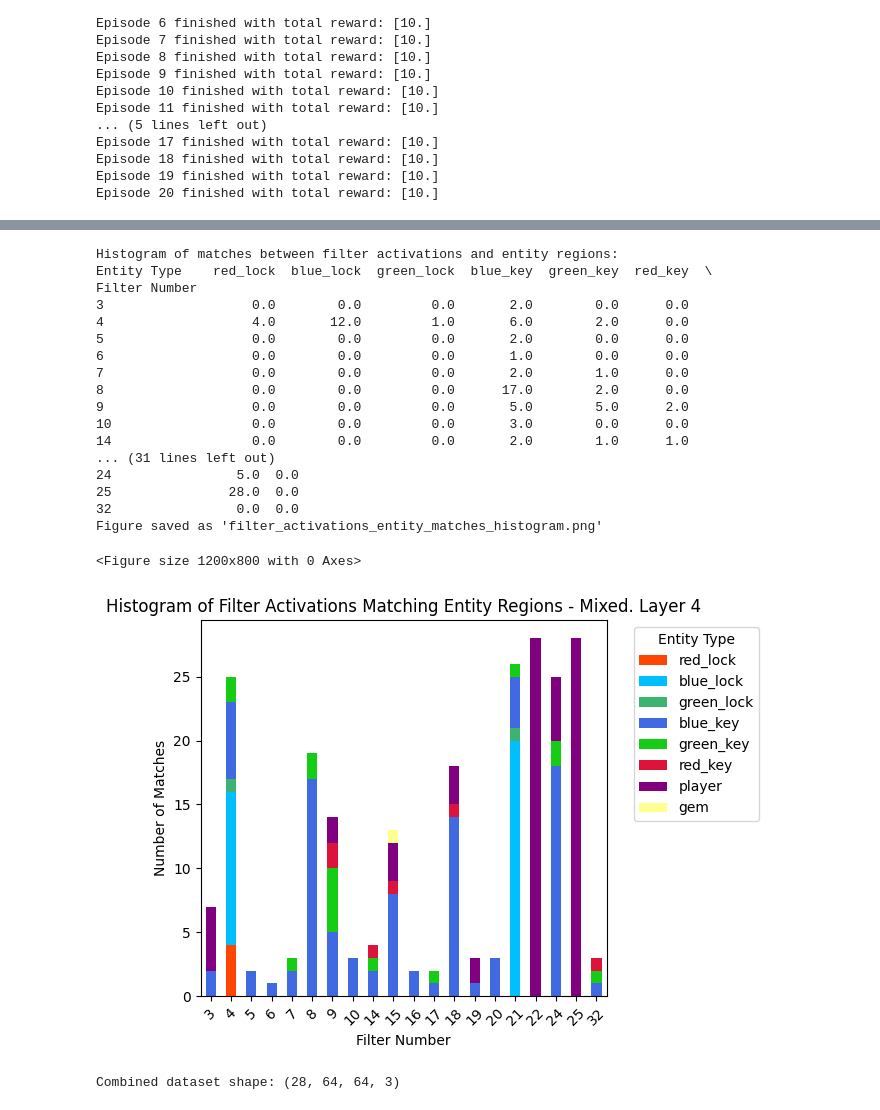
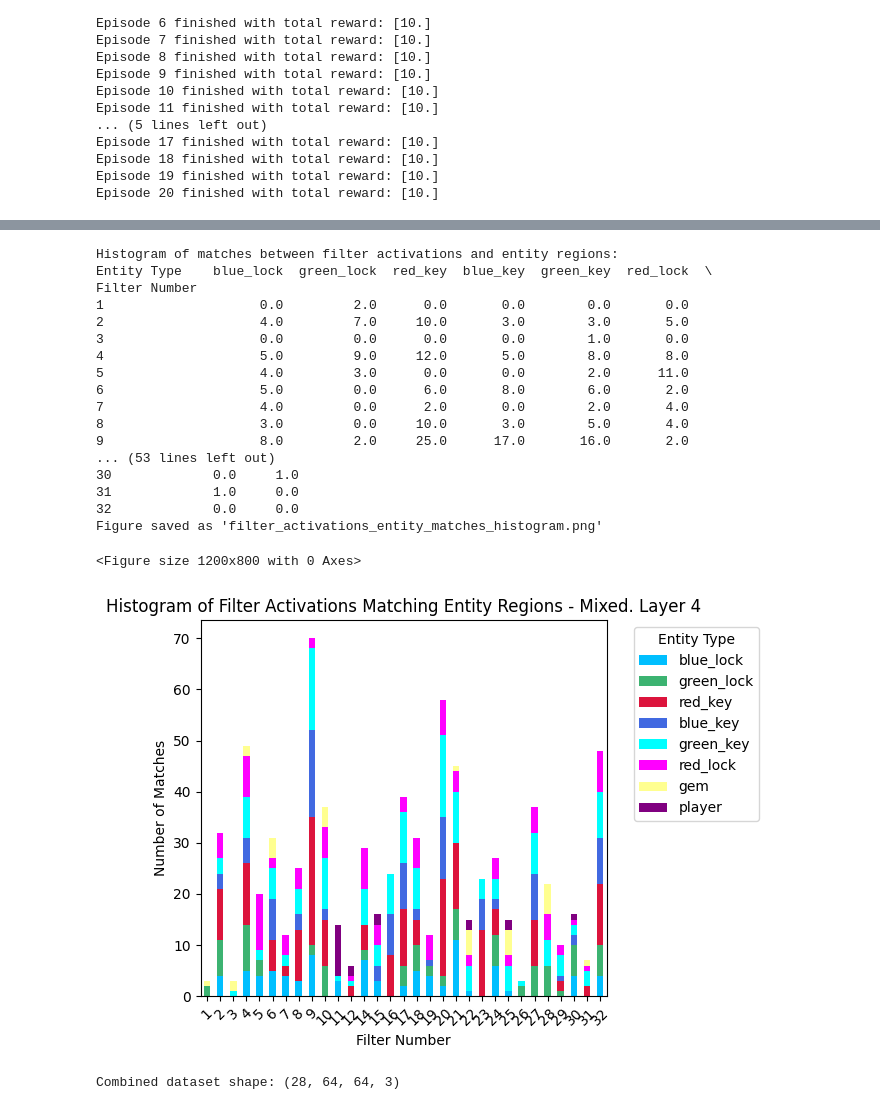
Before and after one commit to BenSturgeon/ai-safety-camp-2024-model-agents, a Jupyter notebook: notebooks/heist_model_activation_insights.ipynb, the cells around one changed output, grey strips where cells are left out. Cells and saved outputs as stored; diff of their text form; code cells hidden in the pictures.

Commit message:
generated figures for matching filter regions

```diff
--- a/notebooks/heist_model_activation_insights.ipynb
+++ b/notebooks/heist_model_activation_insights.ipynb
@@ -205,5 +205,0 @@ Color: blue
-# %%
-entities = state.state_vals["ents"]
-for entity in entities:
-    if entity["image_type"].val == 2:
-        print(entity)
@@ -296,7 +288,7 @@ output1, normal_activations = model_activations.run_with_cache(helpers.observati
 
 
 # Example usage:
-filter_results = analyze_all_filters(normal_activations, 4)
+filter_results = analyze_all_filters(normal_activations, 8)
 entity_regions, _ = get_entity_regions(state)
 
 matches = match_activations_with_entities(filter_results, entity_regions)
@@ -313,8 +307,9 @@ Filter 14 green_key
 import pandas as pd
 from collections import defaultdict
 
-num_iterations = 1000
+num_iterations = 100
 match_histogram = defaultdict(lambda: defaultdict(int))
+layer_number = 4
 
 for _ in range(num_iterations):
     venv = heist.create_venv(1, random.randint(0, 10000), 0)
@@ -323,7 +318,7 @@ for _ in range(num_iterations):
     model_activations = helpers.ModelActivations(model)
     output1, normal_activations = model_activations.run_with_cache(helpers.observation_to_rgb(observation), layers.values())
 
-    filter_results = analyze_all_filters(normal_activations,4)
+    filter_results = analyze_all_filters(normal_activations,layer_number)
     entity_regions, _ = get_entity_regions(state)
 
     matches = match_activations_with_entities(filter_results, entity_regions)
@@ -346,11 +361,11 @@ def plot_filter_activation_matches(match_histogram, layer_number):
         'gem': '#ffff90',     # green
         'wall': '#8c564b',    # brown
         'blue_key': '#4169e1',    # royal blue
-        'green_key': '#15cd15',   # lime green
+        'green_key': '#00ffff',   # lime green
         'red_key': '#dc143c',     # crimson
         'blue_lock': '#00bfff',   # deep sky blue
         'green_lock': '#3cb371',  # medium sea green
-        'red_lock': '#ff4500'     # orange red
+        'red_lock': '#ff00ff'     # orange red
     }
     #TODO: Finish adding entities of different colours
     # Fix the bug in classified datasets
@@ -374,6 +389,6 @@ def plot_filter_activation_matches(match_histogram, layer_number):
     plt.close()
 
 # Call the function with match_histogram
-plot_filter_activation_matches(match_histogram, 1)
+plot_filter_activation_matches(match_histogram, layer_number)
 # %% [output]
 Histogram of matches between filter activations and entity regions:
@@ -406,51 +421,51 @@ num_iterations = 1000
 match_histogram = defaultdict(lambda: defaultdict(int))
 
 model = helpers.load_interpretable_model(model_path="../model_interpretable.pt")
-classified_dataset = heist.create_classified_dataset(num_samples_per_category=4, num_levels=0)
+classified_dataset = heist.create_classified_dataset(num_samples_per_category=20, num_levels=0)
 # Combine examples from all categories into one big list
 combined_dataset = []
 
 for category, examples in classified_dataset.items():
     combined_dataset.extend(examples)
 
 layer_number = 4
 for sample in combined_dataset:
-    venv = heist.create_venv(1, random.randint(0, 10000), 1)
-    observation = venv.reset()
+    # venv = heist.create_venv(1, random.randint(0, 10000), 1)
+    observation = sample
 
     model_activations = helpers.ModelActivations(model)
     output1, normal_activations = model_activations.run_with_cache(helpers.observation_to_rgb(observation), layers.values())
 
     filter_results = analyze_all_filters(normal_activations, layer_number)
     state = heist.state_from_venv(venv, 0)
     entity_regions, _ = get_entity_regions(state)
 
     matches = match_activations_with_entities(filter_results, entity_regions)
 
     for match in matches:
         match_histogram[match['filter_number']][match['entity_type']] += 1
 
 plot_filter_activation_matches(match_histogram, layer_number)
 # %% [output]
 Histogram of matches between filter activations and entity regions:
-Entity Type    red_lock  blue_lock  green_lock  blue_key  green_key  red_key  \
+Entity Type    blue_lock  green_lock  red_key  blue_key  green_key  red_lock  \
 Filter Number
-3                   0.0        0.0         0.0       2.0        0.0      0.0
-4                   4.0       12.0         1.0       6.0        2.0      0.0
-5                   0.0        0.0         0.0       2.0        0.0      0.0
-6                   0.0        0.0         0.0       1.0        0.0      0.0
-7                   0.0        0.0         0.0       2.0        1.0      0.0
-8                   0.0        0.0         0.0      17.0        2.0      0.0
-9                   0.0        0.0         0.0       5.0        5.0      2.0
-10                  0.0        0.0         0.0       3.0        0.0      0.0
-14                  0.0        0.0         0.0       2.0        1.0      1.0
-... (31 lines left out)
-24                5.0  0.0
-25               28.0  0.0
-32                0.0  0.0
+1                    0.0         2.0      0.0       0.0        0.0       0.0
+2                    4.0         7.0     10.0       3.0        3.0       5.0
+3                    0.0         0.0      0.0       0.0        1.0       0.0
+4                    5.0         9.0     12.0       5.0        8.0       8.0
+5                    4.0         3.0      0.0       0.0        2.0      11.0
+6                    5.0         0.0      6.0       8.0        6.0       2.0
+7                    4.0         0.0      2.0       0.0        2.0       4.0
+8                    3.0         0.0     10.0       3.0        5.0       4.0
+9                    8.0         2.0     25.0      17.0       16.0       2.0
+... (53 lines left out)
+30             0.0     1.0
+31             1.0     0.0
+32             0.0     0.0
 Figure saved as 'filter_activations_entity_matches_histogram.png'
 <Figure size 1200x800 with 0 Axes>
-[figure, old version]
+[figure, new version]
 # %%
 classified_dataset = heist.create_classified_dataset(num_samples_per_category=4, num_levels=0)
 # Combine examples from all categories into one big list
```
Also changed, not shown: parts of 6 cells of this notebook.
